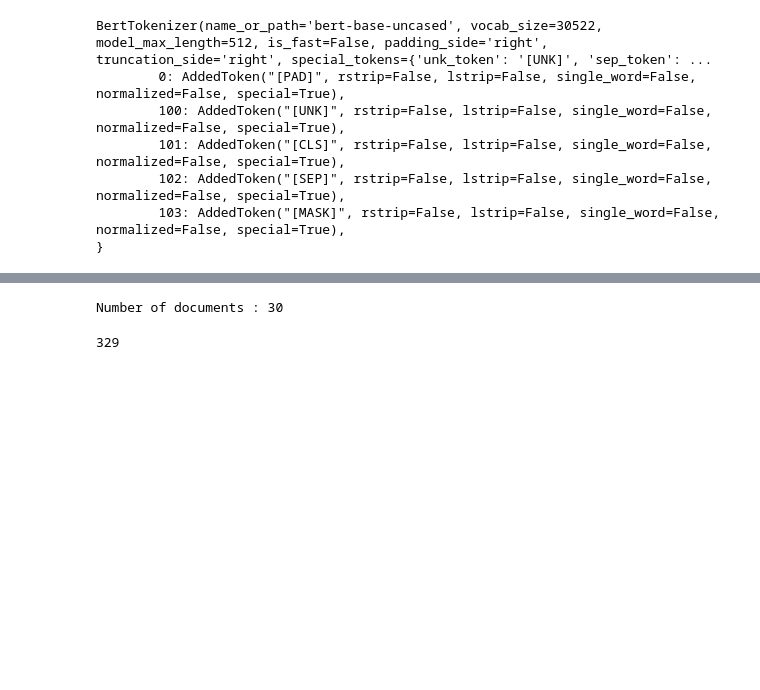
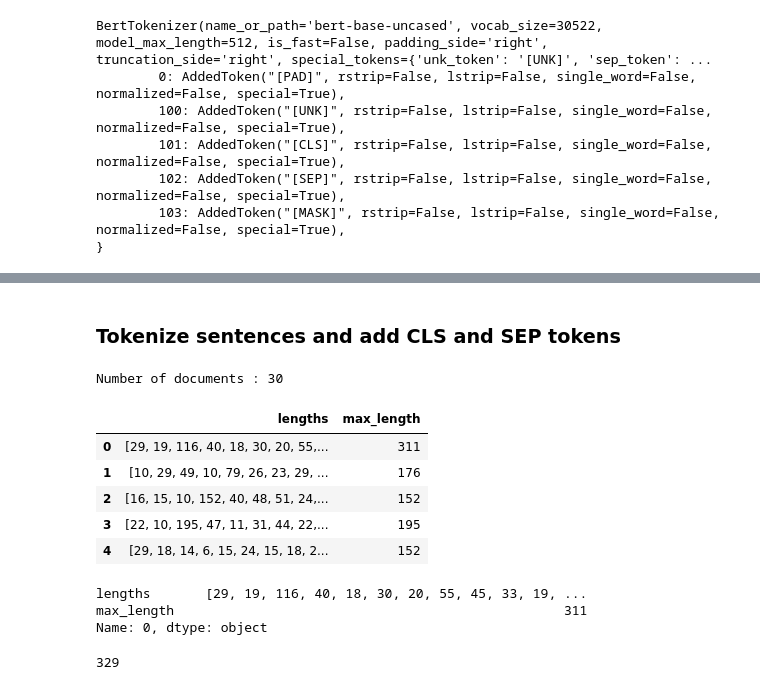
Before and after one commit to tsither/Rhetorical-Role-Classifier, a Jupyter notebook: jupyter_notebooks/kshitij_test.ipynb, the cells around one changed output, grey strips where cells are left out. Drawn from its saved outputs; the diff is of its cells as text; code cells hidden in the pictures; blank space fills up the shorter version.

```diff
--- a/jupyter_notebooks/kshitij_test.ipynb
+++ b/jupyter_notebooks/kshitij_test.ipynb
@@ -125,6 +127,8 @@ for entry in data:
     sent_end.append(_end)
     train_sents.append(_text)
     target.append(_labels)
+# %% [markdown]
+### Tokenize sentences and add CLS and SEP tokens
 # %%
 try:
     doc_lens = []
@@ -143,10 +147,23 @@ print(f"Number of documents : {len(train_sents)}")
 Number of documents : 30
 # %%
 df = pd.DataFrame()
-df['index'] = range(len(doc_lens))
 df['lengths'] = doc_lens
-# for i in range(len(df)):
-#     df['mean_length'] = np.mean(df['lengths'][i])
+df['max_length'] = [np.max(i) for i in doc_lens]
+# %%
+df.head()
+# %% [output]
+|  | lengths | max_length |
+| 0 | [29, 19, 116, 40, 18, 30, 20, 55,... | 311 |
+| 1 | [10, 29, 49, 10, 79, 26, 23, 29, ... | 176 |
+| 2 | [16, 15, 10, 152, 40, 48, 51, 24,... | 152 |
+| 3 | [22, 10, 195, 47, 11, 31, 44, 22,... | 195 |
+| 4 | [29, 18, 14, 6, 15, 24, 15, 18, 2... | 152 |
+# %%
+df.iloc[0]
+# %% [output]
+lengths       [29, 19, 116, 40, 18, 30, 20, 55, 45, 33, 19, ...
+max_length                                                  311
+Name: 0, dtype: object
 # %%
 max_length = 0
 for index, row in df.iterrows():
```
Also changed, not shown: parts of 16 cells of this notebook.
